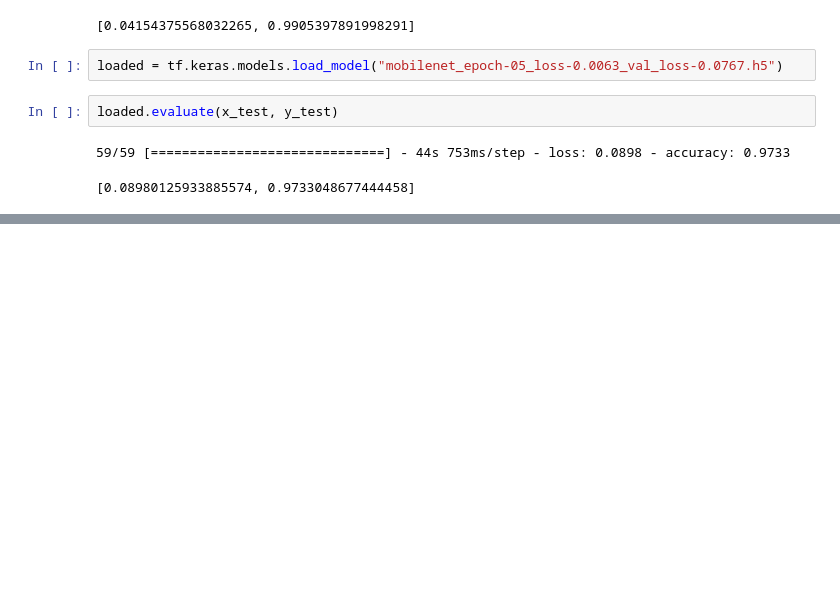
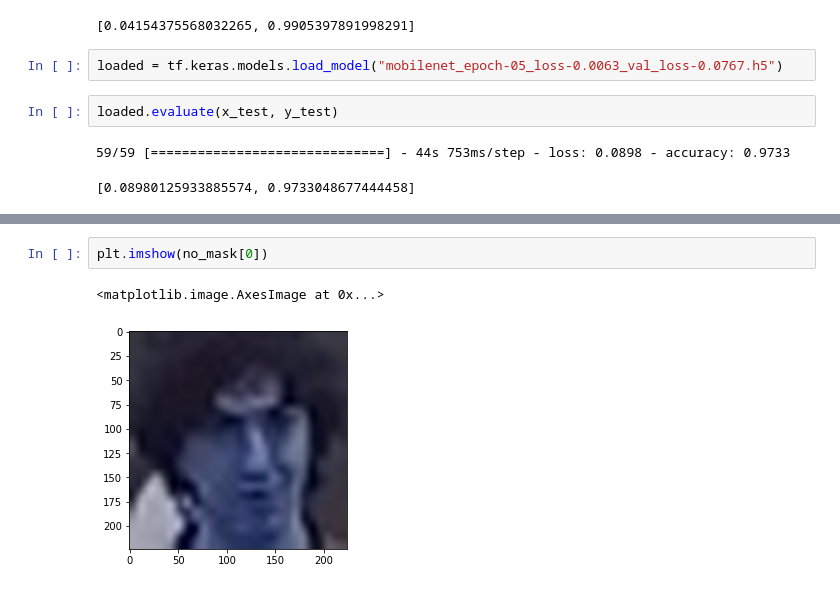
Before and after one commit to martaSpadoni/sacr-var, a Jupyter notebook: sacr-mask-detection/mask-classifier.ipynb, the cells around one changed output, grey strips where cells are left out. Drawn from its saved outputs; the diff is of its cells as text; blank space fills up the shorter version.

```diff
--- a/sacr-mask-detection/mask-classifier.ipynb
+++ b/sacr-mask-detection/mask-classifier.ipynb
@@ -306,0 +333,5 @@ loaded.evaluate(x_test, y_test)
+# %%
+plt.imshow(no_mask[0])
+# %% [output]
+<matplotlib.image.AxesImage at 0x...>
+[figure, added]
```
Also changed, not shown: parts of 8 cells of this notebook.
